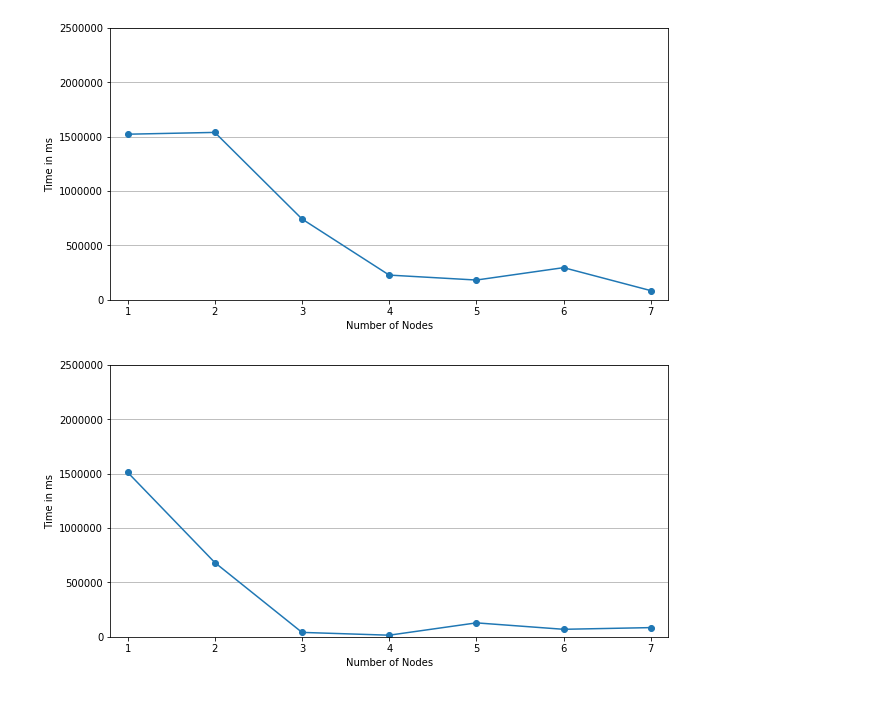
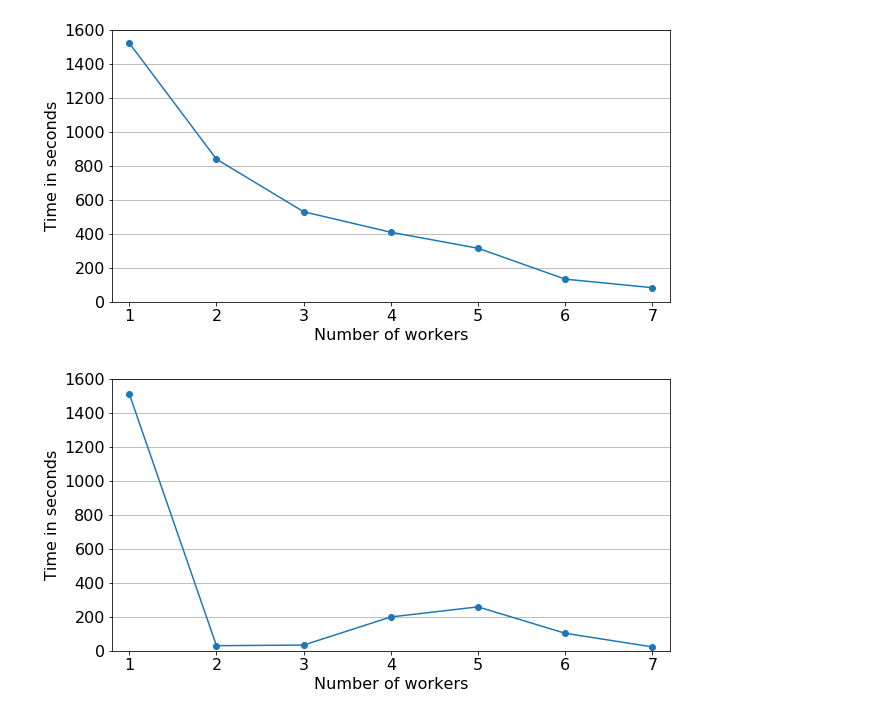
Before and after one commit to jmakr0/Distributed-Entity-Resolution, a Jupyter notebook: evaluation/plot/scaleout.ipynb, the cells around one changed output. Saved outputs shown, nothing was run; the diff lists cells and outputs as text; code cells hidden in the pictures.

```diff
--- a/evaluation/plot/scaleout.ipynb
+++ b/evaluation/plot/scaleout.ipynb
@@ -8,11 +8,11 @@ import matplotlib.pyplot as plt
 import matplotlib
 
 
-matplotlib.rcParams.update({'font.size': 12})
+matplotlib.rcParams.update({'font.size': 16})
 # %%
 # get data here
 experiment_name = 'experiment_5'
-rootpath = '/Users/nils/Downloads/results-2'
+rootpath = '../results'
 time_key = 'finish'
 data = extract(rootpath)
 # %%
@@ -58,8 +58,8 @@ def linear_scaling_plot(Y, save_to, x_min_max = None, y_min_max = None, title=No
 
     ax.plot(X, Y, '-o', color='tab:blue')
 
-    ax.set_xlabel("Number of Nodes")
-    ax.set_ylabel("Time in ms")
+    ax.set_xlabel("Number of workers")
+    ax.set_ylabel("Time in seconds")
     ax.yaxis.grid()
 
     if x_min_max:
@@ -76,15 +76,15 @@ def linear_scaling_plot(Y, save_to, x_min_max = None, y_min_max = None, title=No
     fig.savefig(save_to)
 # %%
 # plot MEAN data
-Y = np.array(finished_mean)
-linear_scaling_plot(Y, 'linear-scale-mean.pdf', x_min_max=(0.8,7.2), y_min_max=(0,2500000))
+Y = np.array(finished_mean)/1000 # from ms -> s
+linear_scaling_plot(Y, 'linear-scale-mean.pdf', x_min_max=(0.8,7.2), y_min_max=(0,1600))
 # %% [output]
-[figure, old version]
+[figure, new version]
 # %%
 # plot MIN data
-Y = np.array(finished_min)
-linear_scaling_plot(Y, 'linear-scale-min.pdf', x_min_max=(0.8,7.2), y_min_max=(0,2500000))
+Y = np.array(finished_min)/1000 # from ms -> s
+linear_scaling_plot(Y, 'linear-scale-min.pdf', x_min_max=(0.8,7.2), y_min_max=(0,1600))
 # %% [output]
-[figure, old version]
+[figure, new version]
 # %%
 # plot MAX data
```
Also changed, not shown: parts of 1 cell of this notebook, 1 other file.
